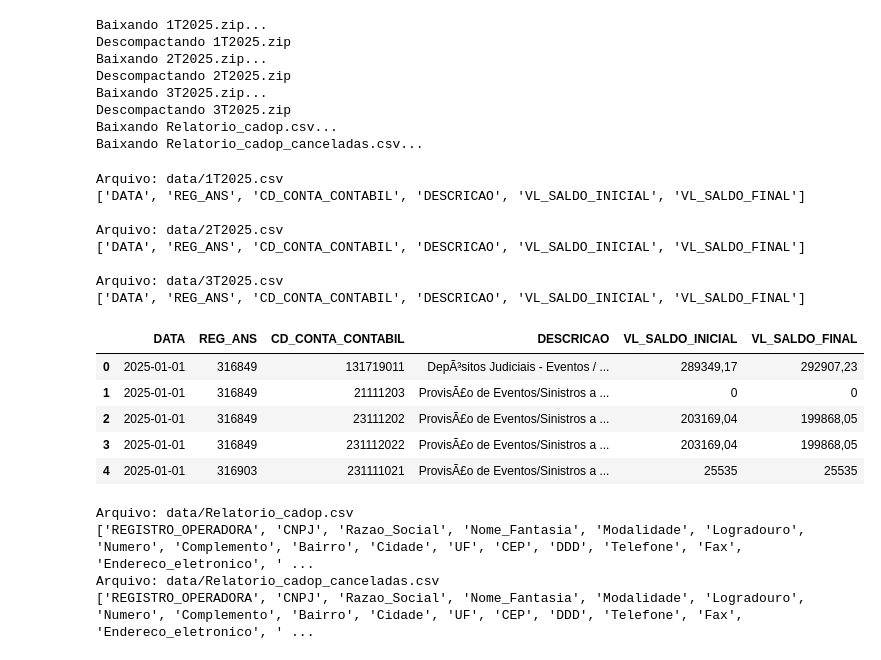
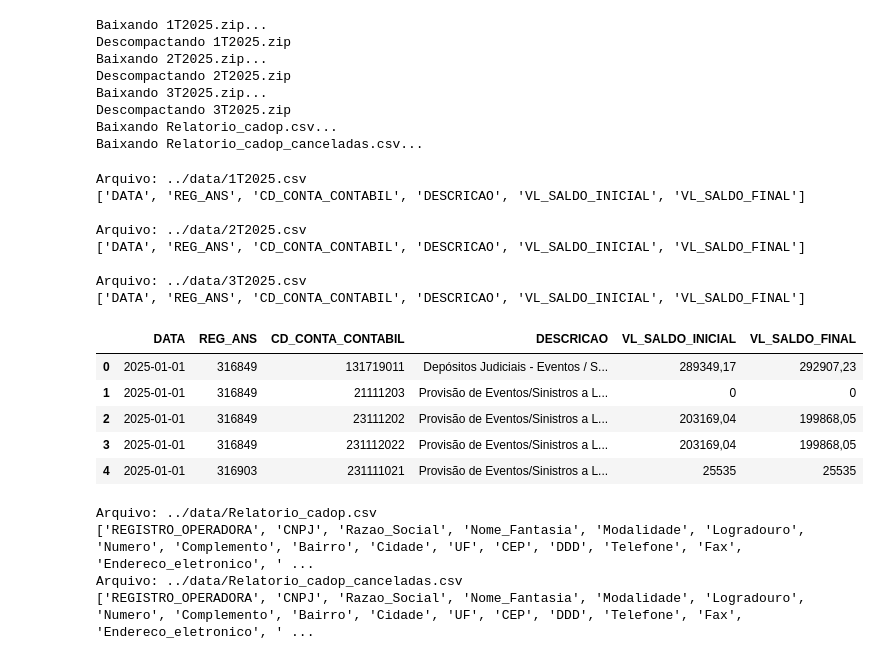
Before and after one commit to BielDinizSoares/Desafio-tecnico-intuitive-care, a Jupyter notebook: backend/notebooks/data_analysis.ipynb, the cells around one changed output. Drawn from its saved outputs; the diff is of its cells as text; code cells hidden in the pictures.

```diff
--- a/backend/notebooks/data_analysis.ipynb
+++ b/backend/notebooks/data_analysis.ipynb
@@ -37,15 +37,17 @@ Baixando Relatorio_cadop_canceladas.csv...
 import pandas as pd
 import os
 
+DATA_DIR = os.path.join('..', 'data')
+
 #apenas arquivos dos trimestres
 paths = [
-    os.path.join("data", f)
-    for f in os.listdir("data")
+    os.path.join(DATA_DIR, f)
+    for f in os.listdir(DATA_DIR)
     if f.endswith(".csv") and f.startswith(("1T", "2T", "3T"))
 ]
 
 def le_exibe_colunas(path):
-    chunk = next(pd.read_csv(path, sep=';', encoding='latin1', chunksize=100_000))
+    chunk = next(pd.read_csv(path, sep=';', encoding='utf-8', chunksize=100_000))
     print(chunk.columns.tolist())
 
 
@@ -54,42 +56,42 @@ for path in paths:
     le_exibe_colunas(path)
 
 def trimestre_filtrados(path, valor, coluna='DESCRICAO'):
-    for chunk in pd.read_csv(path, sep=';', encoding='latin1', chunksize=100_000):
+    for chunk in pd.read_csv(path, sep=';', encoding='utf-8', chunksize=100_000):
         mask = (
             chunk[coluna]
             .astype(str)
             .str.strip()
             .str.upper()
             .str.contains(valor.upper(), na=False, regex=True)
         )
         if mask.any():
             yield chunk.loc[mask]
 
 df_eventos = pd.concat(
     (
         chunk
         for path in paths
         for chunk in trimestre_filtrados(path, r'(?=.*EVENT)(?=.*SINISTR)')
     ),
     ignore_index=True
 )
 
 df_eventos.head()
 # %% [output]
-Arquivo: data/1T2025.csv
+Arquivo: ../data/1T2025.csv
 ['DATA', 'REG_ANS', 'CD_CONTA_CONTABIL', 'DESCRICAO', 'VL_SALDO_INICIAL', 'VL_SALDO_FINAL']
 
-Arquivo: data/2T2025.csv
+Arquivo: ../data/2T2025.csv
 ['DATA', 'REG_ANS', 'CD_CONTA_CONTABIL', 'DESCRICAO', 'VL_SALDO_INICIAL', 'VL_SALDO_FINAL']
 
-Arquivo: data/3T2025.csv
+Arquivo: ../data/3T2025.csv
 ['DATA', 'REG_ANS', 'CD_CONTA_CONTABIL', 'DESCRICAO', 'VL_SALDO_INICIAL', 'VL_SALDO_FINAL']
 |  | DATA | REG_ANS | CD_CONTA_CONTABIL | DESCRICAO | VL_SALDO_INICIAL | VL_SALDO_FINAL |
-| 0 | 2025-01-01 | 316849 | 131719011 | DepÃ³sitos Judiciais - Eventos / ... | 289349,17 | 292907,23 |
-| 1 | 2025-01-01 | 316849 | 21111203 | ProvisÃ£o de Eventos/Sinistros a ... | 0 | 0 |
-| 2 | 2025-01-01 | 316849 | 23111202 | ProvisÃ£o de Eventos/Sinistros a ... | 203169,04 | 199868,05 |
-| 3 | 2025-01-01 | 316849 | 231112022 | ProvisÃ£o de Eventos/Sinistros a ... | 203169,04 | 199868,05 |
-| 4 | 2025-01-01 | 316903 | 231111021 | ProvisÃ£o de Eventos/Sinistros a ... | 25535 | 25535 |
+| 0 | 2025-01-01 | 316849 | 131719011 | Depósitos Judiciais - Eventos / S... | 289349,17 | 292907,23 |
+| 1 | 2025-01-01 | 316849 | 21111203 | Provisão de Eventos/Sinistros a L... | 0 | 0 |
+| 2 | 2025-01-01 | 316849 | 23111202 | Provisão de Eventos/Sinistros a L... | 203169,04 | 199868,05 |
+| 3 | 2025-01-01 | 316849 | 231112022 | Provisão de Eventos/Sinistros a L... | 203169,04 | 199868,05 |
+| 4 | 2025-01-01 | 316903 | 231111021 | Provisão de Eventos/Sinistros a L... | 25535 | 25535 |
 # %%
 # Baixei todos os arquivos de operadoras inicialmente. No desafio 1.3 é necessario criar um .csv com colunas:
 # CNPJ , RazaoSocial , Trimestre , Ano , ValorDespesaTotal. Através da análise dos arquivos, notei que os arquivos de operadoras de plano de saúde são
@@ -98,8 +100,8 @@ Arquivo: data/3T2025.csv
 # ['REGISTRO_OPERADORA', 'NM_OPERADORA', 'GR_MODALIDADE', 'ID_ESTABELECIMENTO_SAUDE', 'CD_CNPJ_ESTB_SAUDE', 'CD_CNES', 'NM_ESTABELECIMENTO_SAUDE', 'DE_CLAS_ESTB_SAUDE', 'DE_TIPO_PRESTADOR', 'LG_URGENCIA_EMERGENCIA', 'DE_TIPO_CONTRATO', 'DE_DISPONIBILIDADE', 'CD_MUNICIPIO', 'NM_MUNICIPIO', 'SG_UF', 'NM_REGIAO', 'DT_VINCULO_OPERADORA_INICIO', 'DT_VINCULO_OPERADORA_FIM', 'COMPETENCIA', 'DT_ATUALIZACAO']
 # %%
 operadoras = [
-    os.path.join('data', f)
-    for f in os.listdir('data')
+    os.path.join(DATA_DIR, f)
+    for f in os.listdir(DATA_DIR)
     if f.startswith(("Relatorio")) and f.endswith(".csv")
 ]
 
@@ -107,7 +109,7 @@ for operador in operadoras:
     print(f"Arquivo: {operador} ")
     le_exibe_colunas(operador)
 # %% [output]
-Arquivo: data/Relatorio_cadop.csv
+Arquivo: ../data/Relatorio_cadop.csv
 ['REGISTRO_OPERADORA', 'CNPJ', 'Razao_Social', 'Nome_Fantasia', 'Modalidade', 'Logradouro', 'Numero', 'Complemento', 'Bairro', 'Cidade', 'UF', 'CEP', 'DDD', 'Telefone', 'Fax', 'Endereco_eletronico', ' ...
-Arquivo: data/Relatorio_cadop_canceladas.csv
+Arquivo: ../data/Relatorio_cadop_canceladas.csv
 ['REGISTRO_OPERADORA', 'CNPJ', 'Razao_Social', 'Nome_Fantasia', 'Modalidade', 'Logradouro', 'Numero', 'Complemento', 'Bairro', 'Cidade', 'UF', 'CEP', 'DDD', 'Telefone', 'Fax', 'Endereco_eletronico', ' ...
```
Also changed, not shown: parts of 6 cells of this notebook, 11 other files.
